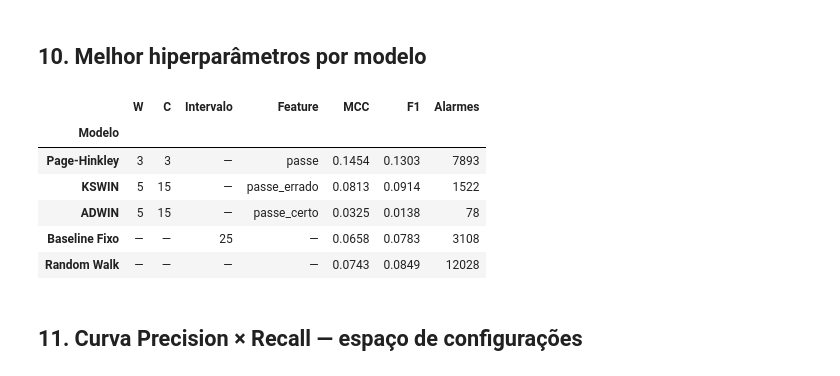
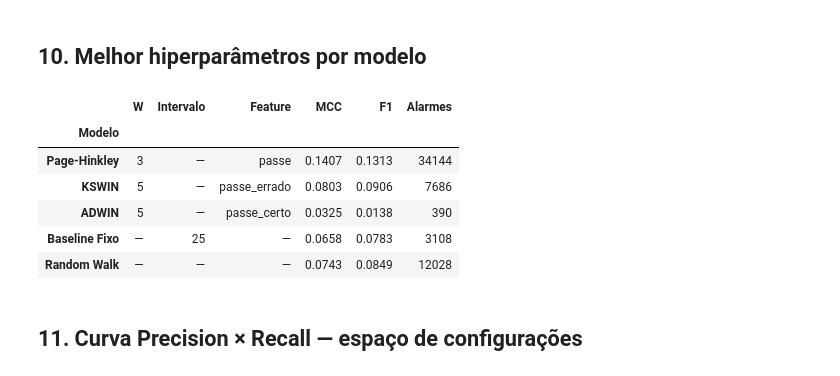
Before and after one commit to anavibiga/mestrado-drift-detection, a Jupyter notebook: notebooks/03_analise_resultados.ipynb, the cells around one changed output. Saved outputs shown, nothing was run; the diff lists cells and outputs as text; code cells hidden in the pictures.

```diff
--- a/notebooks/03_analise_resultados.ipynb
+++ b/notebooks/03_analise_resultados.ipynb
@@ -92,10 +92,10 @@ def agg_configs(df, group_cols, label):
     return g
 
 configs = pd.concat([
-    agg_configs(v4, ['window_ma','cooldown_minutes'],  'v4 Page-Hinkley'),
-    agg_configs(v5, ['window_ma','cooldown_minutes'],  'v5 KSWIN'),
-    agg_configs(v6, ['window_ma','cooldown_minutes'],  'v6 ADWIN'),
-    agg_configs(v7, ['interval_minutes'],              'v7 Baseline Fixo'),
+    agg_configs(v4, ['window_ma'],        'v4 Page-Hinkley'),
+    agg_configs(v5, ['window_ma'],        'v5 KSWIN'),
+    agg_configs(v6, ['window_ma'],        'v6 ADWIN'),
+    agg_configs(v7, ['interval_minutes'], 'v7 Baseline Fixo'),
 ], ignore_index=True)
 
 # v8: agrega por run
@@ -549,58 +549,57 @@ plt.show()
 # %%
 hp_rows = []
 
-# detectores com W/C
+# detectores com W
 for label, grp_orig, gc in [
-    ('v4 Page-Hinkley', v4, ['window_ma','cooldown_minutes']),
-    ('v5 KSWIN',        v5, ['window_ma','cooldown_minutes']),
-    ('v6 ADWIN',        v6, ['window_ma','cooldown_minutes']),
+    ('v4 Page-Hinkley', v4, ['window_ma']),
+    ('v5 KSWIN',        v5, ['window_ma']),
+    ('v6 ADWIN',        v6, ['window_ma']),
 ]:
     g = agg_configs(grp_orig, gc, label)
     best = g.sort_values('mcc', ascending=False).iloc[0]
     best_feat = agg_configs(grp_orig, gc + ['feature'], label).sort_values('mcc', ascending=False).iloc[0]
     hp_rows.append({
         'Modelo':   NOMES[label],
         'W':        int(best.window_ma),
-        'C':        int(best.cooldown_minutes),
         'Intervalo':'—',
         'Feature':  best_feat.feature,
         'MCC':      round(best.mcc, 4),
         'F1':       round(best.f1, 4),
         'Alarmes':  int(best.alarms),
     })
 
 # baseline fixo
 g7 = agg_configs(v7, ['interval_minutes'], 'v7 Baseline Fixo')
 best7 = g7.sort_values('mcc', ascending=False).iloc[0]
 hp_rows.append({
-    'Modelo':   'Baseline Fixo',
-    'W':        '—', 'C': '—',
+    'Modelo':    'Baseline Fixo',
+    'W':         '—',
     'Intervalo': int(best7.interval_minutes),
-    'Feature':  '—',
-    'MCC':      round(best7.mcc, 4),
-    'F1':       round(best7.f1, 4),
-    'Alarmes':  int(best7.alarms),
+    'Feature':   '—',
+    'MCC':       round(best7.mcc, 4),
+    'F1':        round(best7.f1, 4),
+    'Alarmes':   int(best7.alarms),
 })
 
 # random walk
 hp_rows.append({
-    'Modelo':   'Random Walk',
-    'W': '—', 'C': '—', 'Intervalo': '—', 'Feature': '—',
+    'Modelo':    'Random Walk',
+    'W': '—', 'Intervalo': '—', 'Feature': '—',
     'MCC':     round(v8_stat['mcc']['mean'], 4),
     'F1':      round(v8_stat['f1']['mean'], 4),
     'Alarmes': int(v8_stat['alarms']['mean']),
 })
 
 hp_df = pd.DataFrame(hp_rows).set_index('Modelo')
 display(hp_df)
 # %% [output]
-|  | W | C | Intervalo | Feature | MCC | F1 | Alarmes |
-| Modelo |  |  |  |  |  |  |  |
-| Page-Hinkley | 3 | 3 | — | passe | 0.1454 | 0.1303 | 7893 |
-| KSWIN | 5 | 15 | — | passe_errado | 0.0813 | 0.0914 | 1522 |
-| ADWIN | 5 | 15 | — | passe_certo | 0.0325 | 0.0138 | 78 |
-| Baseline Fixo | — | — | 25 | — | 0.0658 | 0.0783 | 3108 |
-| Random Walk | — | — | — | — | 0.0743 | 0.0849 | 12028 |
+|  | W | Intervalo | Feature | MCC | F1 | Alarmes |
+| Modelo |  |  |  |  |  |  |
+| Page-Hinkley | 3 | — | passe | 0.1407 | 0.1313 | 34144 |
+| KSWIN | 5 | — | passe_errado | 0.0803 | 0.0906 | 7686 |
+| ADWIN | 5 | — | passe_certo | 0.0325 | 0.0138 | 390 |
+| Baseline Fixo | — | 25 | — | 0.0658 | 0.0783 | 3108 |
+| Random Walk | — | — | — | 0.0743 | 0.0849 | 12028 |
 # %% [markdown]
 ## 11. Curva Precision × Recall — espaço de configurações
 # %%
```
Also changed, not shown: parts of 10 cells of this notebook, 24 other files.
